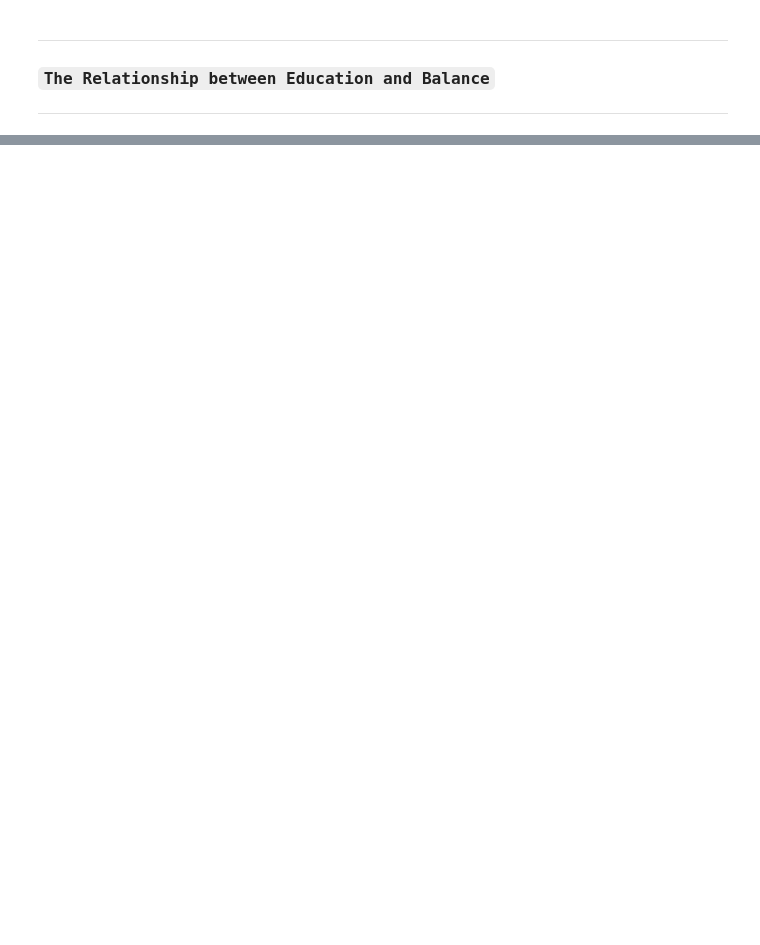
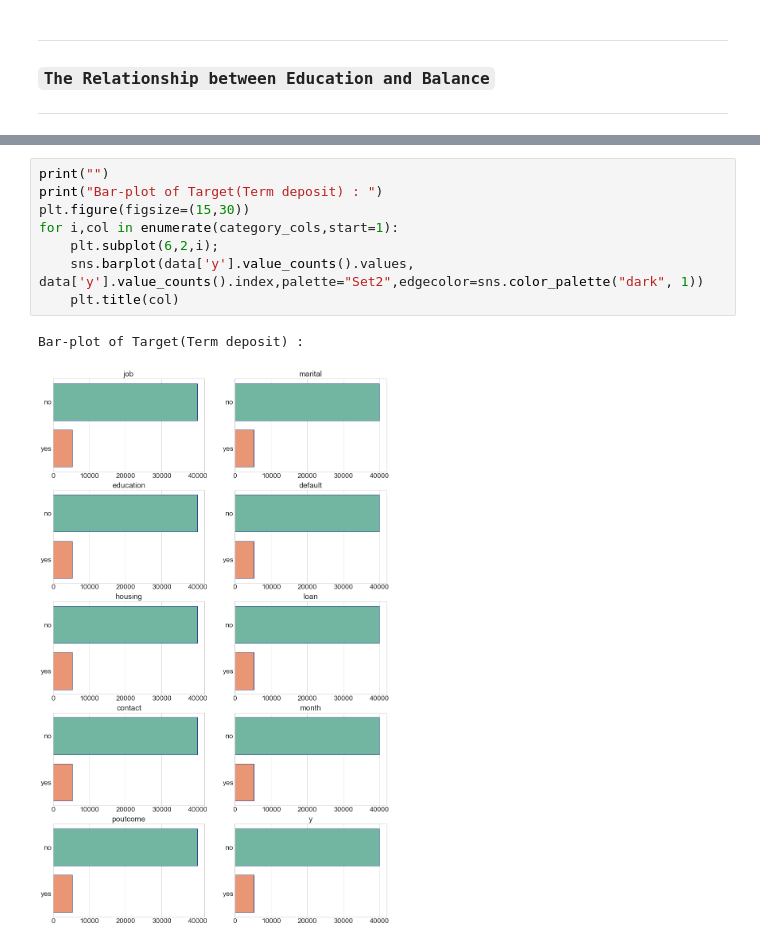
Before and after one commit to aditya230302/Bank-Full-EDA, a Jupyter notebook: bank123456789.ipynb, the cells around one changed output, grey strips where cells are left out. Drawn from its saved outputs; the diff is of its cells as text; blank space fills up the shorter version.

```diff
--- a/bank123456789.ipynb
+++ b/bank123456789.ipynb
@@ -517,0 +588,11 @@ age_plot = sns.histplot(data=data, x="education",y="balance", color = "red", kde
+# %%
+print("")
+print("Bar-plot of Target(Term deposit) : ")
+plt.figure(figsize=(15,30))
+for i,col in enumerate(category_cols,start=1):
+    plt.subplot(6,2,i);
+    sns.barplot(data['y'].value_counts().values, data['y'].value_counts().index,palette="Set2",edgecolor=sns.color_palette("dark", 1))
+    plt.title(col)
+# %% [output]
+Bar-plot of Target(Term deposit) :
+[figure, added]
```
Also changed, not shown: parts of 7 cells of this notebook.
